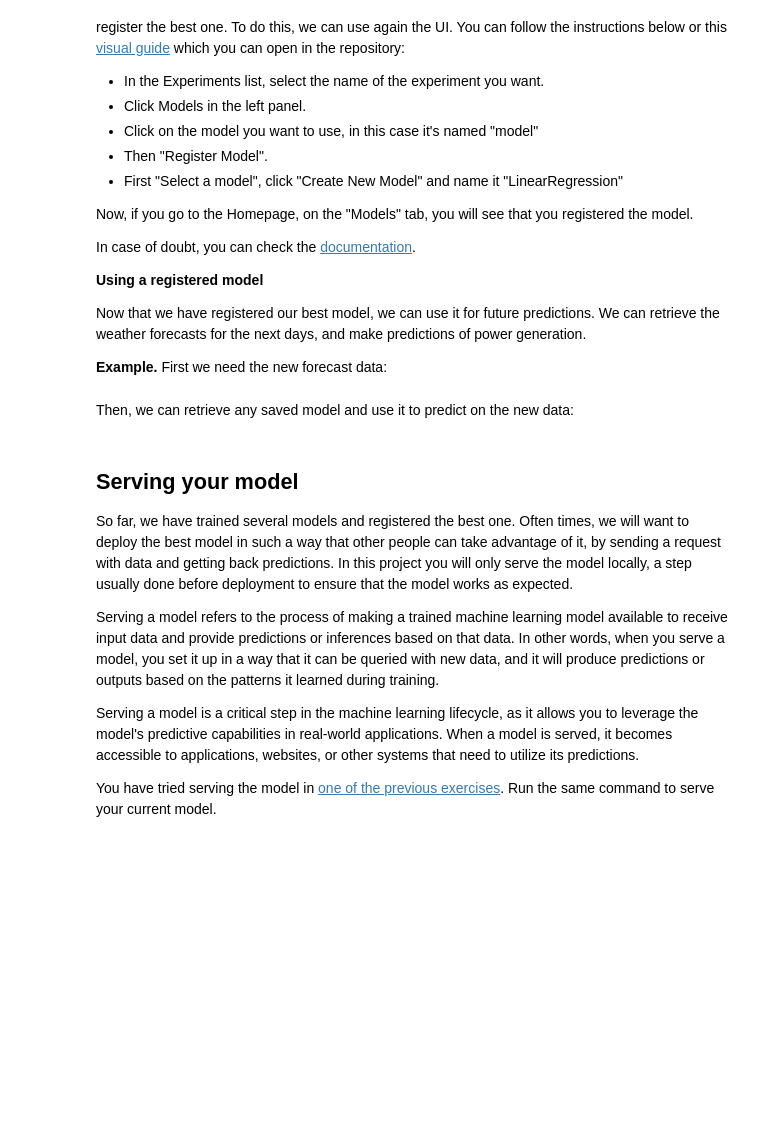
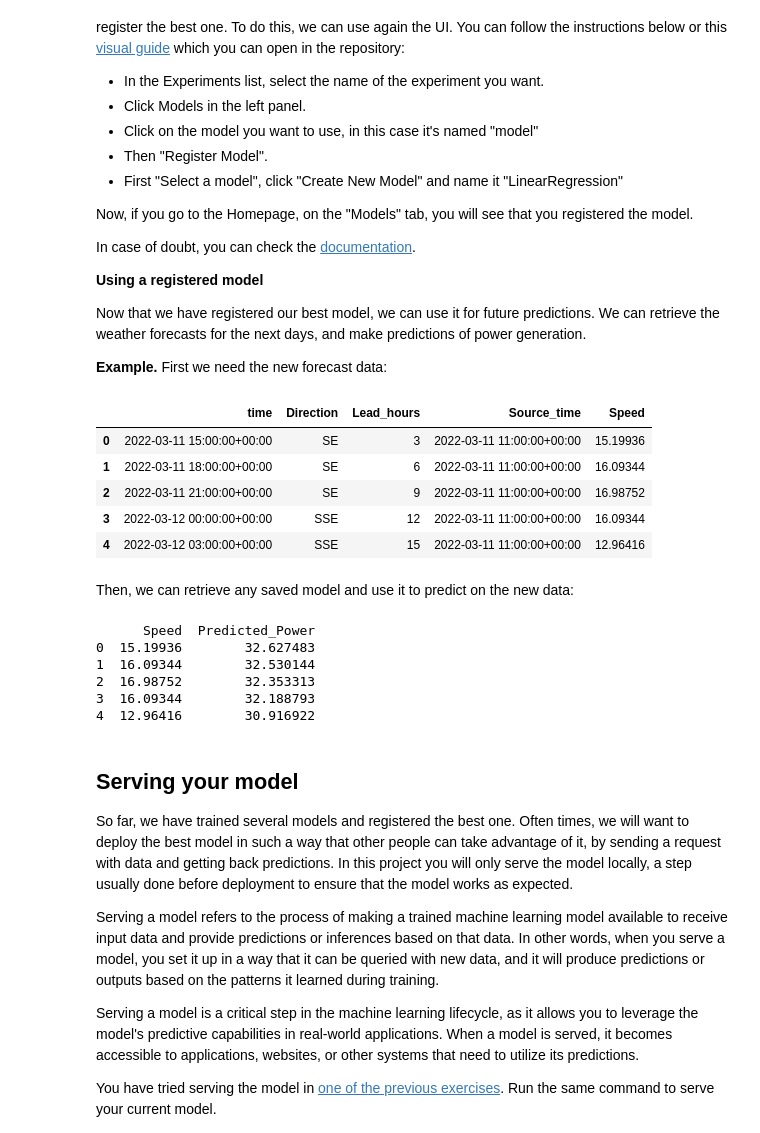
Before and after one commit to fernandoitu/Assignment1_bigdata_management, a Jupyter notebook: exploration.ipynb, the cells around one changed output. Drawn from its saved outputs; the diff is of its cells as text; code cells hidden in the pictures; blank space fills up the shorter version.

```diff
--- a/exploration.ipynb
+++ b/exploration.ipynb
@@ -680,23 +683,38 @@ First we need the new forecast data:
 # %%
 future_df = pd.read_csv("data/future.csv")
 future_df["time"] = pd.to_datetime(future_df["time"], utc=True)
 future_df["Source_time"] = pd.to_datetime(future_df["Source_time"], unit="s", utc=True)
+future_df.head()
+# %% [output]
+|  | time | Direction | Lead_hours | Source_time | Speed |
+| 0 | 2022-03-11 15:00:00+00:00 | SE | 3 | 2022-03-11 11:00:00+00:00 | 15.19936 |
+| 1 | 2022-03-11 18:00:00+00:00 | SE | 6 | 2022-03-11 11:00:00+00:00 | 16.09344 |
+| 2 | 2022-03-11 21:00:00+00:00 | SE | 9 | 2022-03-11 11:00:00+00:00 | 16.98752 |
+| 3 | 2022-03-12 00:00:00+00:00 | SSE | 12 | 2022-03-11 11:00:00+00:00 | 16.09344 |
+| 4 | 2022-03-12 03:00:00+00:00 | SSE | 15 | 2022-03-11 11:00:00+00:00 | 12.96416 |
 # %% [markdown]
 Then, we can retrieve any saved model and use it to predict on the new data:
 # %%
-model_name = "LinearRegression"
+model_name = "XGBoost"
 model_version = 1
 
 model_uri = f"models:/{model_name}/{model_version}"
 model = mlflow.pyfunc.load_model(model_uri=model_uri)
 
-X_forecast = future_df[["Speed"]]
+X_forecast = future_df[["Speed", "Direction"]]
 predictions = model.predict(X_forecast)
 
 predictions_df = future_df[["Speed"]].copy()
 predictions_df["Predicted_Power"] = predictions
 
 print(predictions_df.head())
+# %% [output]
+      Speed  Predicted_Power
+0  15.19936        32.627483
+1  16.09344        32.530144
+2  16.98752        32.353313
+3  16.09344        32.188793
+4  12.96416        30.916922
 # %% [markdown]
 ## Serving your model
 
```
Also changed, not shown: parts of 4 cells of this notebook, 53 other files.
